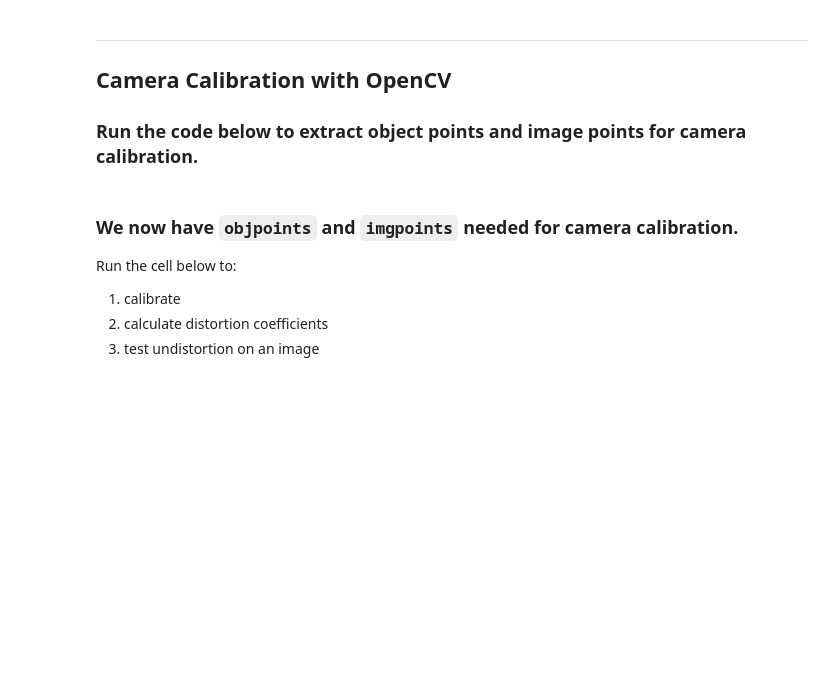
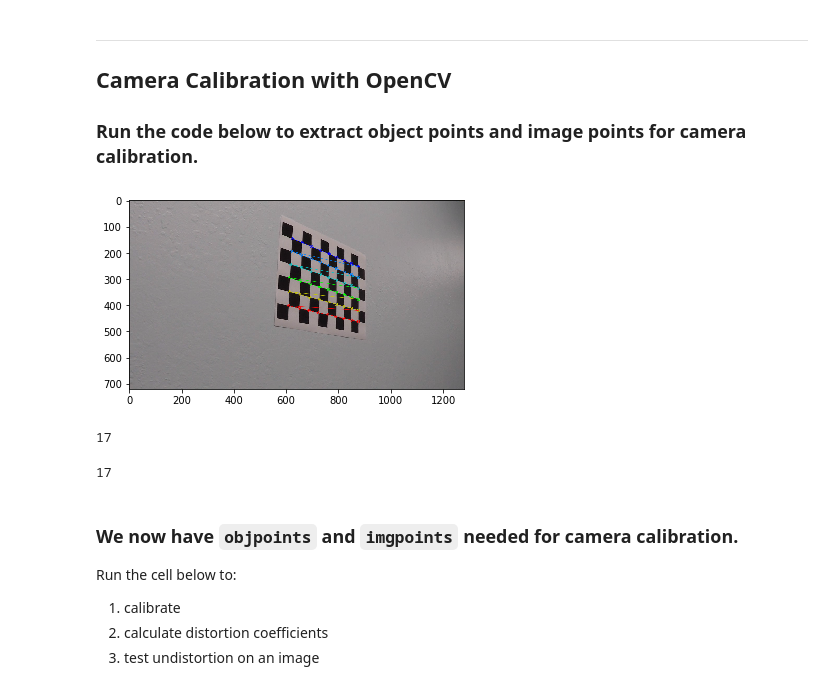
Before and after one commit to kcbighuge/SDCND-Advanced-Lane-Lines-P4, a Jupyter notebook: Advanced_Lane_Lines_v1.ipynb, the cells around one changed output. Saved outputs shown, nothing was run; the diff lists cells and outputs as text; code cells hidden in the pictures; blank space fills up the shorter version.

```diff
--- a/Advanced_Lane_Lines_v1.ipynb
+++ b/Advanced_Lane_Lines_v1.ipynb
@@ -182,36 +182,47 @@ CORNERS_COL = 6
 
 # prepare object points, like (0,0,0), (1,0,0), (2,0,0) ....,(6,5,0)
 objp = np.zeros((CORNERS_COL*CORNERS_ROW,3), np.float32)
 objp[:,:2] = np.mgrid[0:CORNERS_ROW, 0:CORNERS_COL].T.reshape(-1,2)
 
 # Arrays to store object points and image points from all the images.
 objpoints = [] # 3d points in real world space
 imgpoints = [] # 2d points in image plane.
 
 # Make a list of calibration images
 images = glob.glob('camera_cal/cal*.jpg')
 
 # Step through the list and search for chessboard corners
 for idx, fname in enumerate(images):
     img = cv2.imread(fname)
     gray = cv2.cvtColor(img, cv2.COLOR_BGR2GRAY)
 
     # Find the chessboard corners
     ret, corners = cv2.findChessboardCorners(gray, (CORNERS_ROW,CORNERS_COL), None)
 
     # If found, add object points, image points
     if ret == True:
         objpoints.append(objp)
         imgpoints.append(corners)
 
         # Draw and display the corners
         cv2.drawChessboardCorners(img, (CORNERS_ROW,CORNERS_COL), corners, ret)
         #write_name = 'corners_found'+str(idx)+'.jpg'
         #cv2.imwrite(write_name, img)
-        cv2.imshow('img', img)
-        cv2.waitKey(50)
+        #cv2.imshow('img', img)  # show the found image
+        #cv2.waitKey(500)        # pause before showing next image
+        plt.imshow(img)
 
-cv2.destroyAllWindows()
+#cv2.destroyAllWindows()
+# %% [output]
+[figure, added]
+# %%
+len(imgpoints)
+# %% [output]
+17
+# %%
+len(objpoints)
+# %% [output]
+17
 # %% [markdown]
 ### We now have `objpoints` and `imgpoints` needed for camera calibration.
 
```
Also changed, not shown: parts of 33 cells of this notebook, 1 other file.
